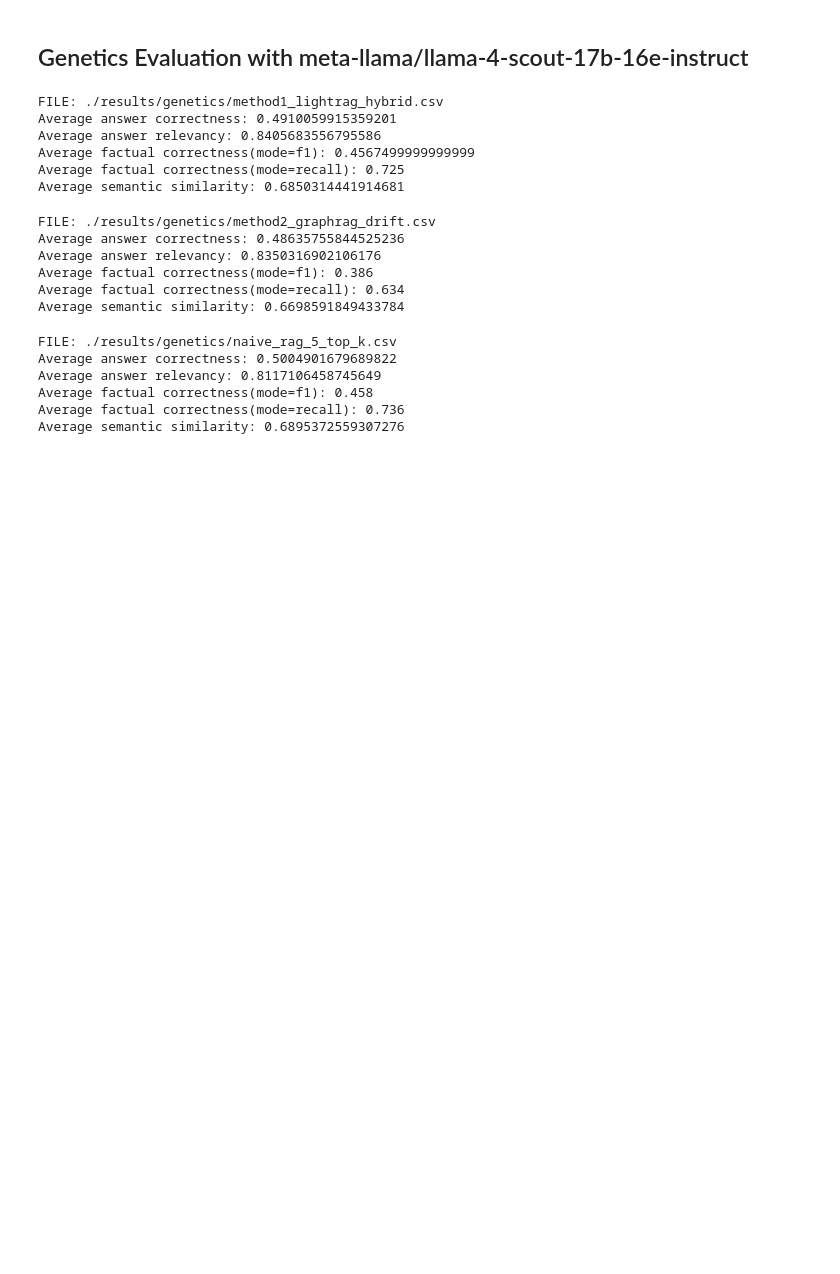
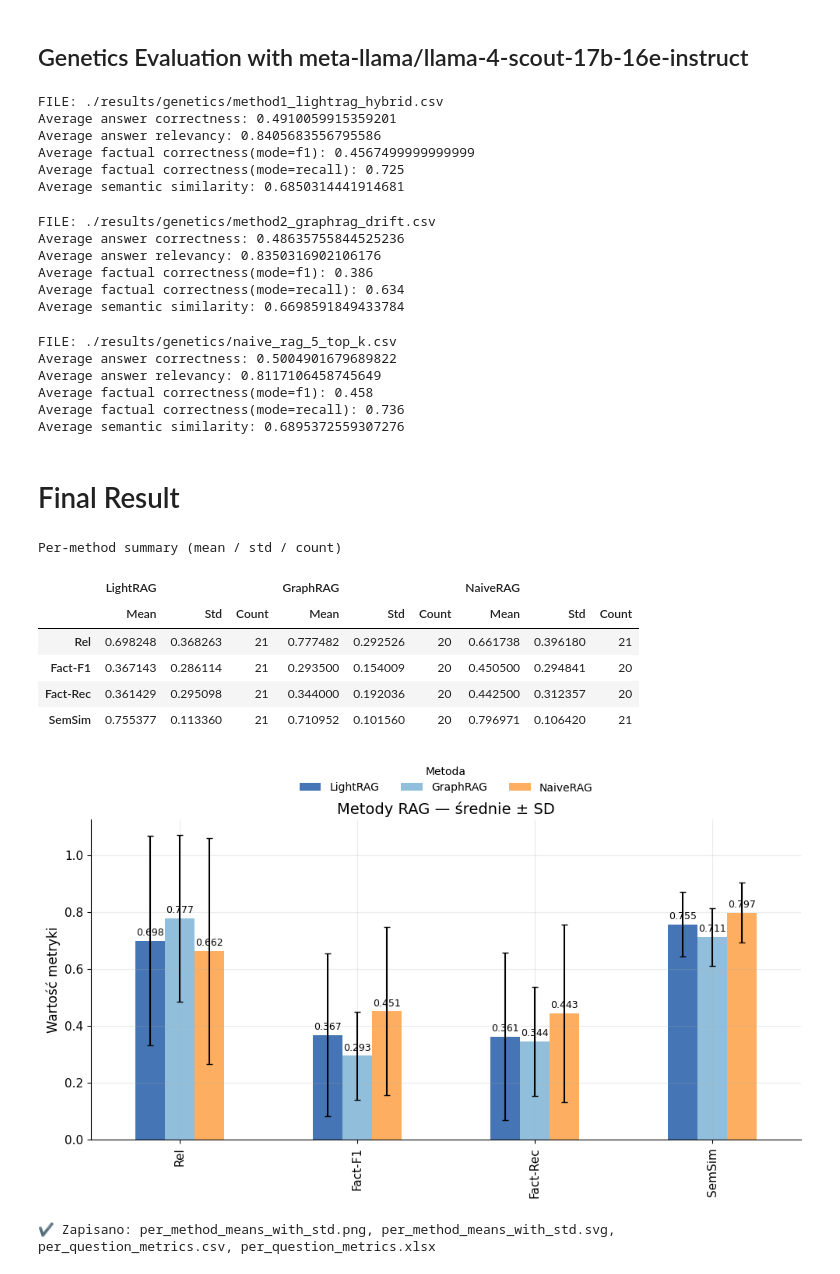
Before and after one commit to lukmanis25/praca_magisterska, a Jupyter notebook: evaluation/evaluate.ipynb, the cells around one changed output. Drawn from its saved outputs; the diff is of its cells as text; code cells hidden in the pictures; blank space fills up the shorter version.

Commit message:
Add analyze

```diff
--- a/evaluation/evaluate.ipynb
+++ b/evaluation/evaluate.ipynb
@@ -546,3 +546,5 @@ Average answer relevancy: 0.8117106458745649
 Average factual correctness(mode=f1): 0.458
 Average factual correctness(mode=recall): 0.736
 Average semantic similarity: 0.6895372559307276
+# %% [markdown]
+# Final Result
@@ -548,0 +747,12 @@ Average semantic similarity: 0.6895372559307276
+# %%
+analyze("study_rules_2")
+# %% [output]
+Per-method summary (mean / std / count)
+|  | LightRAG |  |  | GraphRAG |  |  | NaiveRAG |  |  |
+|  | Mean | Std | Count | Mean | Std | Count | Mean | Std | Count |
+| Rel | 0.698248 | 0.368263 | 21 | 0.777482 | 0.292526 | 20 | 0.661738 | 0.396180 | 21 |
+| Fact-F1 | 0.367143 | 0.286114 | 21 | 0.293500 | 0.154009 | 20 | 0.450500 | 0.294841 | 20 |
+| Fact-Rec | 0.361429 | 0.295098 | 21 | 0.344000 | 0.192036 | 20 | 0.442500 | 0.312357 | 20 |
+| SemSim | 0.755377 | 0.113360 | 21 | 0.710952 | 0.101560 | 20 | 0.796971 | 0.106420 | 21 |
+[figure, added]
+✔ Zapisano: per_method_means_with_std.png, per_method_means_with_std.svg, per_question_metrics.csv, per_question_metrics.xlsx
```
Also changed, not shown: parts of 3 cells of this notebook, 13 other files.
